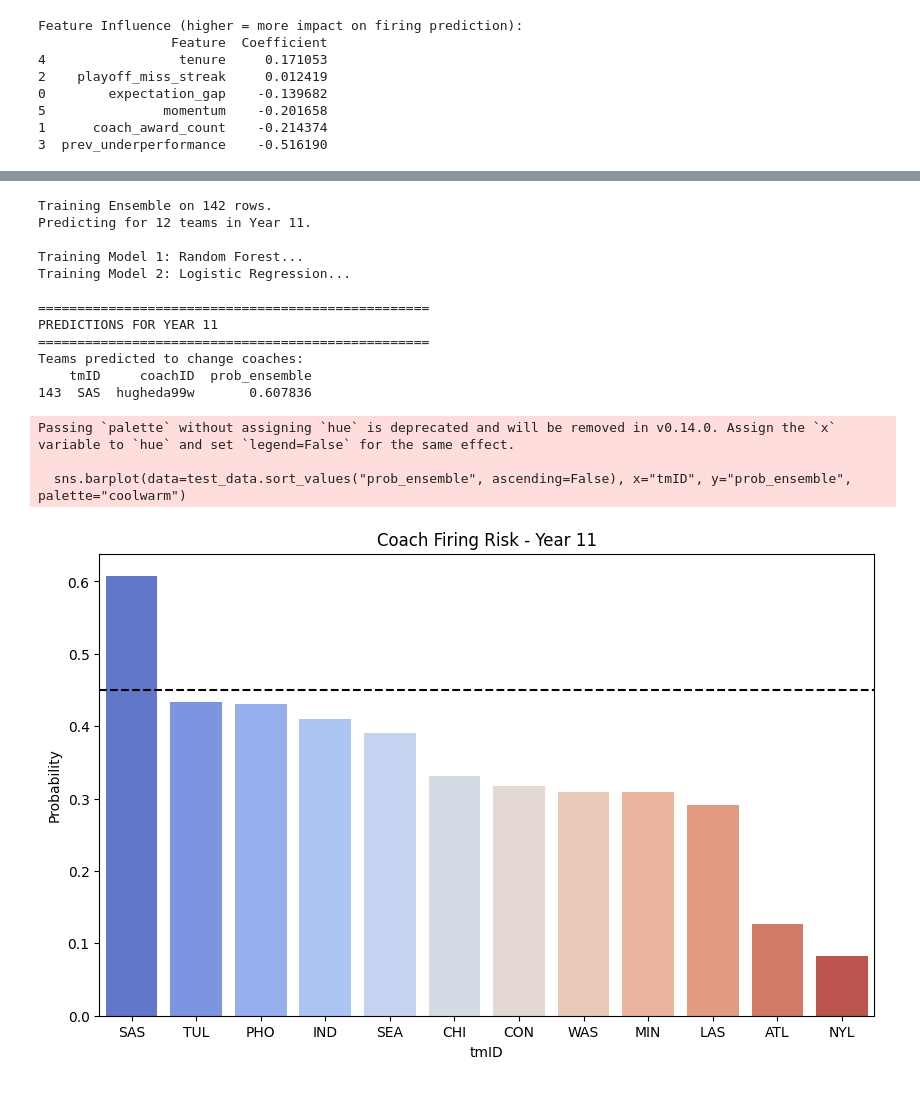
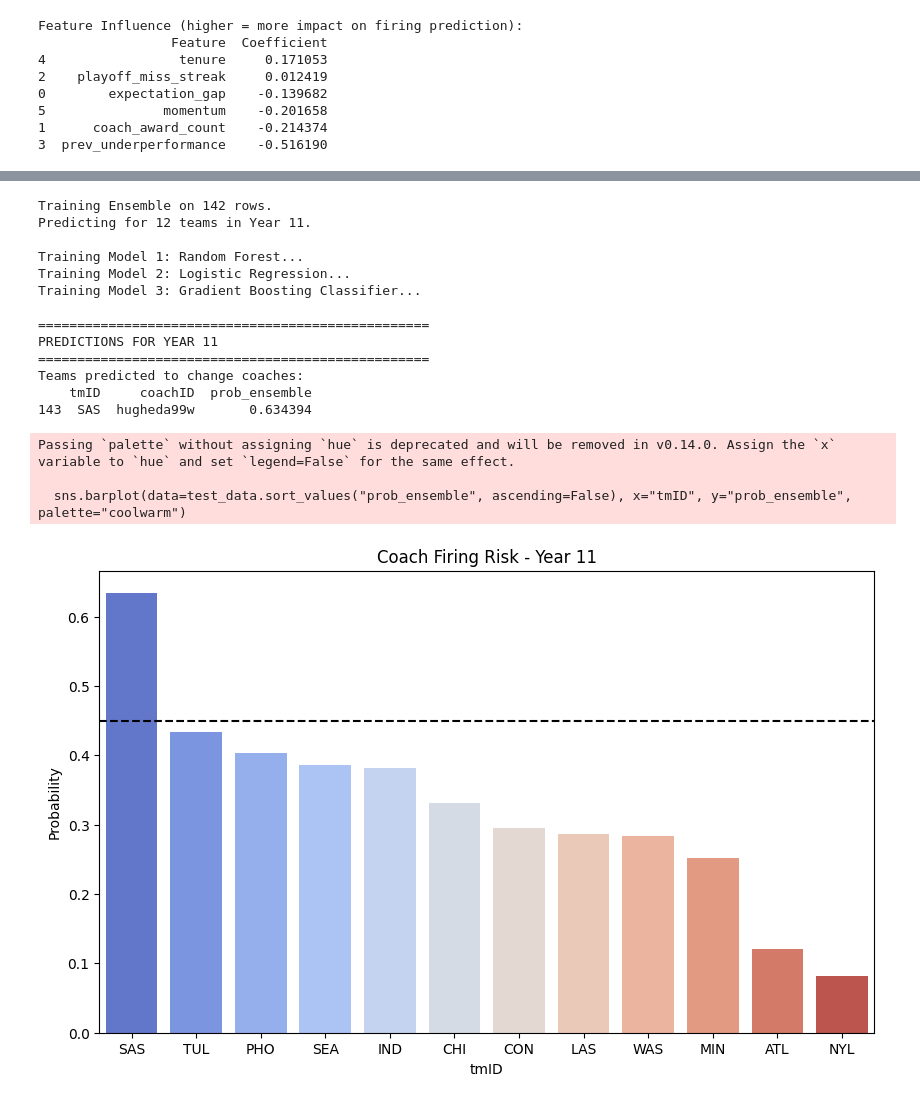
Before and after one commit to torradoov/Data_Mining-WNBA, a Jupyter notebook: 04_b)_coach_prediction.ipynb, the cells around one changed output, grey strips where cells are left out. Drawn from its saved outputs; the diff is of its cells as text; code cells hidden in the pictures.

Commit message:
Voting graphs updated

```diff
--- a/04_b)_coach_prediction.ipynb
+++ b/04_b)_coach_prediction.ipynb
@@ -923,7 +772,7 @@ X_test_scaled = scaler.transform(X_test)
 
 print("\nTraining Model 1: Random Forest...")
 rf_model = RandomForestClassifier(
-    n_estimators=300,
+    n_estimators=400,
     max_depth=5,
     random_state=42
     )
@@ -941,10 +790,13 @@ lr_model = LogisticRegression(
 
 # 4. Model 3: Gradient Boosting Classifier (The "Balanced" Expert)
 
+print("Training Model 3: Gradient Boosting Classifier...")
+
 clf_model = GradientBoostingClassifier(
     n_estimators=150,
-    learning_rate=0.05,
+    learning_rate=0.1,
     max_depth=3,
+    random_state=42
 )
 
 # 5. VOTING CLASSIFIER ENSEMBLE
@@ -974,32 +826,33 @@ test_data["predicted_change"] = (test_data["prob_ensemble"] > threshold).astype(
 
 print("\n" + "="*50)
 print(f"PREDICTIONS FOR YEAR {target_year}")
 print("="*50)
 
 print("Teams predicted to change coaches:")
 predicted_teams = test_data[test_data["predicted_change"] == 1].sort_values("prob_ensemble", ascending=False)
 print(predicted_teams[["tmID", "coachID", "prob_ensemble"]])
 
 plt.figure(figsize=(10, 6))
 sns.barplot(data=test_data.sort_values("prob_ensemble", ascending=False), x="tmID", y="prob_ensemble", palette="coolwarm")
 plt.axhline(threshold, color='black', linestyle='--', label=f'Threshold {threshold}')
 plt.title(f"Coach Firing Risk - Year {target_year}")
 plt.ylabel("Probability")
 plt.show()
 # %% [output]
 Training Ensemble on 142 rows.
 Predicting for 12 teams in Year 11.
 
 Training Model 1: Random Forest...
 Training Model 2: Logistic Regression...
+Training Model 3: Gradient Boosting Classifier...
 
 ==================================================
 PREDICTIONS FOR YEAR 11
 ==================================================
 Teams predicted to change coaches:
     tmID     coachID  prob_ensemble
-143  SAS  hugheda99w       0.607836
+143  SAS  hugheda99w       0.634394
 Passing `palette` without assigning `hue` is deprecated and will be removed in v0.14.0. Assign the `x` variable to `hue` and set `legend=False` for the same effect.
 
   sns.barplot(data=test_data.sort_values("prob_ensemble", ascending=False), x="tmID", y="prob_ensemble", palette="coolwarm")
-[figure, old version]
+[figure, new version]
```
Also changed, not shown: parts of 2 cells of this notebook.
